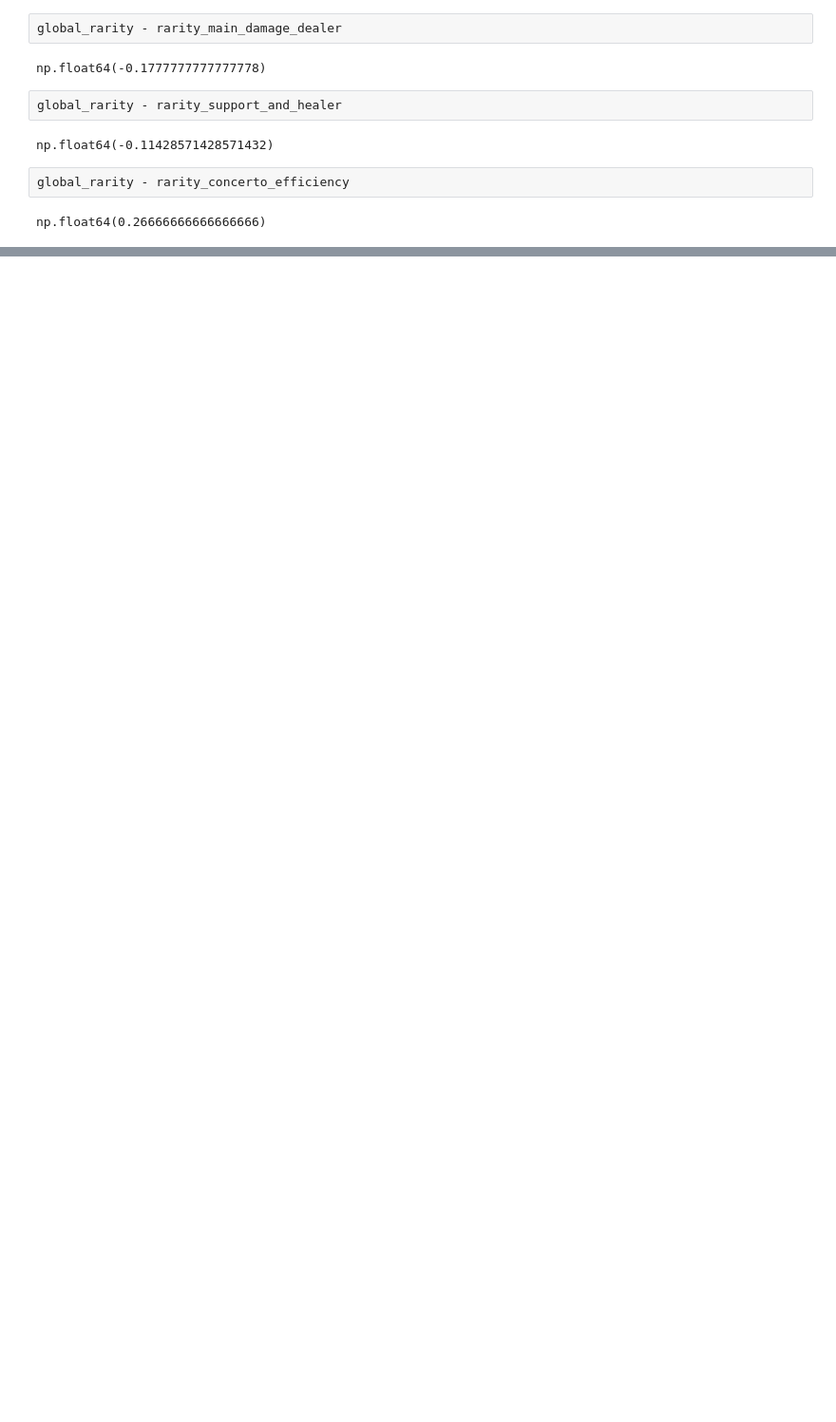
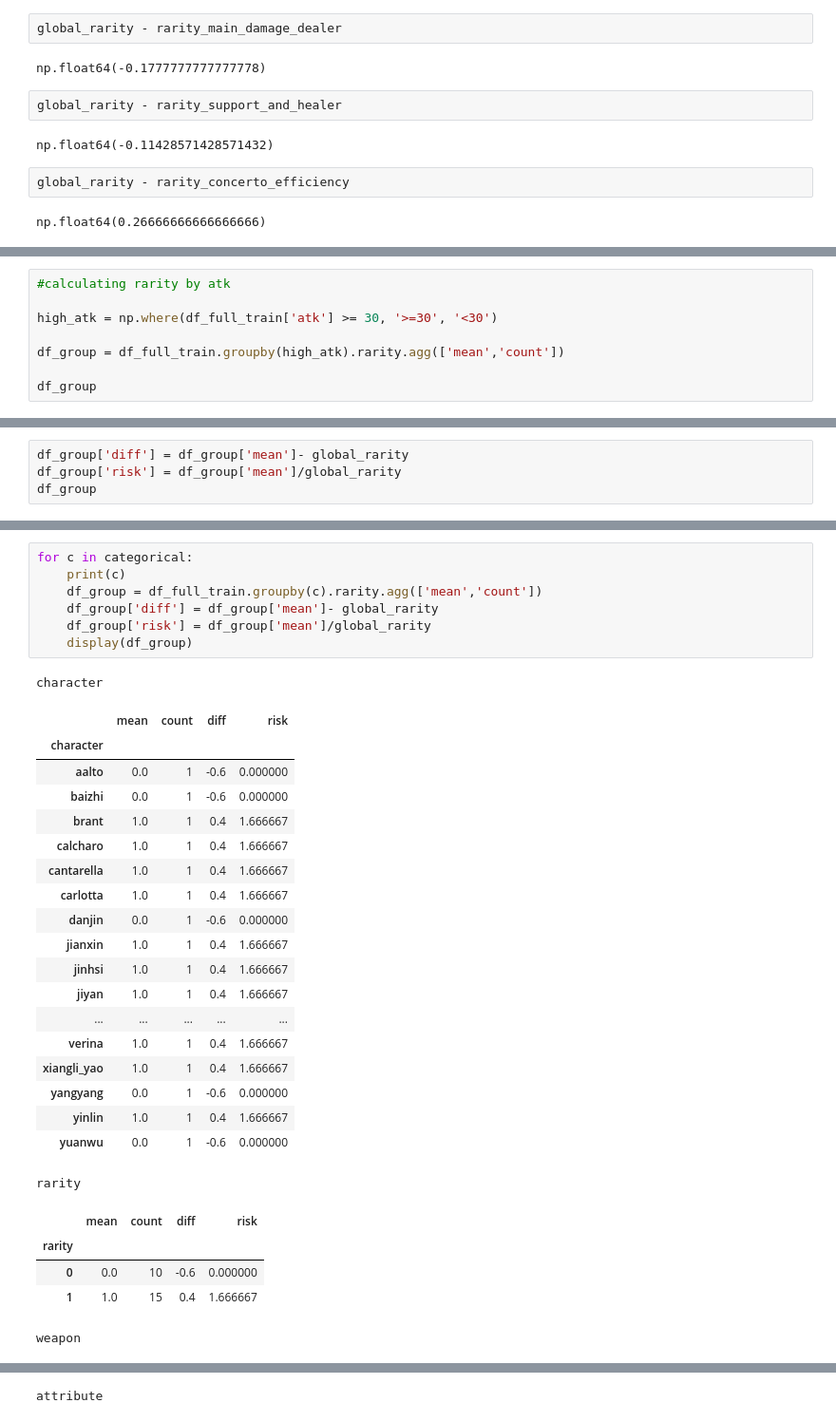
Before and after one commit to najimmy/sophist-space, a Jupyter notebook: 3_CWD.ipynb, the cells around one changed output, grey strips where cells are left out. Shown at 95% size. Saved outputs shown, nothing was run; the diff lists cells and outputs as text; blank space fills up the shorter version.

```diff
--- a/3_CWD.ipynb
+++ b/3_CWD.ipynb
@@ -468,0 +528,8 @@ np.float64(0.26666666666666666)
+# %%
+#calculating rarity by atk
+
+high_atk = np.where(df_full_train['atk'] >= 30, '>=30', '<30')
+
+df_group = df_full_train.groupby(high_atk).rarity.agg(['mean','count'])
+
+df_group
@@ -468,0 +540,4 @@ np.float64(0.26666666666666666)
+# %%
+df_group['diff'] = df_group['mean']- global_rarity
+df_group['risk'] = df_group['mean']/global_rarity
+df_group
@@ -468,0 +548,33 @@ np.float64(0.26666666666666666)
+# %%
+for c in categorical:
+    print(c)
+    df_group = df_full_train.groupby(c).rarity.agg(['mean','count'])
+    df_group['diff'] = df_group['mean']- global_rarity
+    df_group['risk'] = df_group['mean']/global_rarity
+    display(df_group)
+# %% [output]
+character
+|  | mean | count | diff | risk |
+| character |  |  |  |  |
+| aalto | 0.0 | 1 | -0.6 | 0.000000 |
+| baizhi | 0.0 | 1 | -0.6 | 0.000000 |
+| brant | 1.0 | 1 | 0.4 | 1.666667 |
+| calcharo | 1.0 | 1 | 0.4 | 1.666667 |
+| cantarella | 1.0 | 1 | 0.4 | 1.666667 |
+| carlotta | 1.0 | 1 | 0.4 | 1.666667 |
+| danjin | 0.0 | 1 | -0.6 | 0.000000 |
+| jianxin | 1.0 | 1 | 0.4 | 1.666667 |
+| jinhsi | 1.0 | 1 | 0.4 | 1.666667 |
+| jiyan | 1.0 | 1 | 0.4 | 1.666667 |
+| ... | ... | ... | ... | ... |
+| verina | 1.0 | 1 | 0.4 | 1.666667 |
+| xiangli_yao | 1.0 | 1 | 0.4 | 1.666667 |
+| yangyang | 0.0 | 1 | -0.6 | 0.000000 |
+| yinlin | 1.0 | 1 | 0.4 | 1.666667 |
+| yuanwu | 0.0 | 1 | -0.6 | 0.000000 |
+rarity
+|  | mean | count | diff | risk |
+| rarity |  |  |  |  |
+| 0 | 0.0 | 10 | -0.6 | 0.000000 |
+| 1 | 1.0 | 15 | 0.4 | 1.666667 |
+weapon
@@ -468,0 +588 @@ np.float64(0.26666666666666666)
+attribute
```
Also changed, not shown: parts of 34 cells of this notebook.
